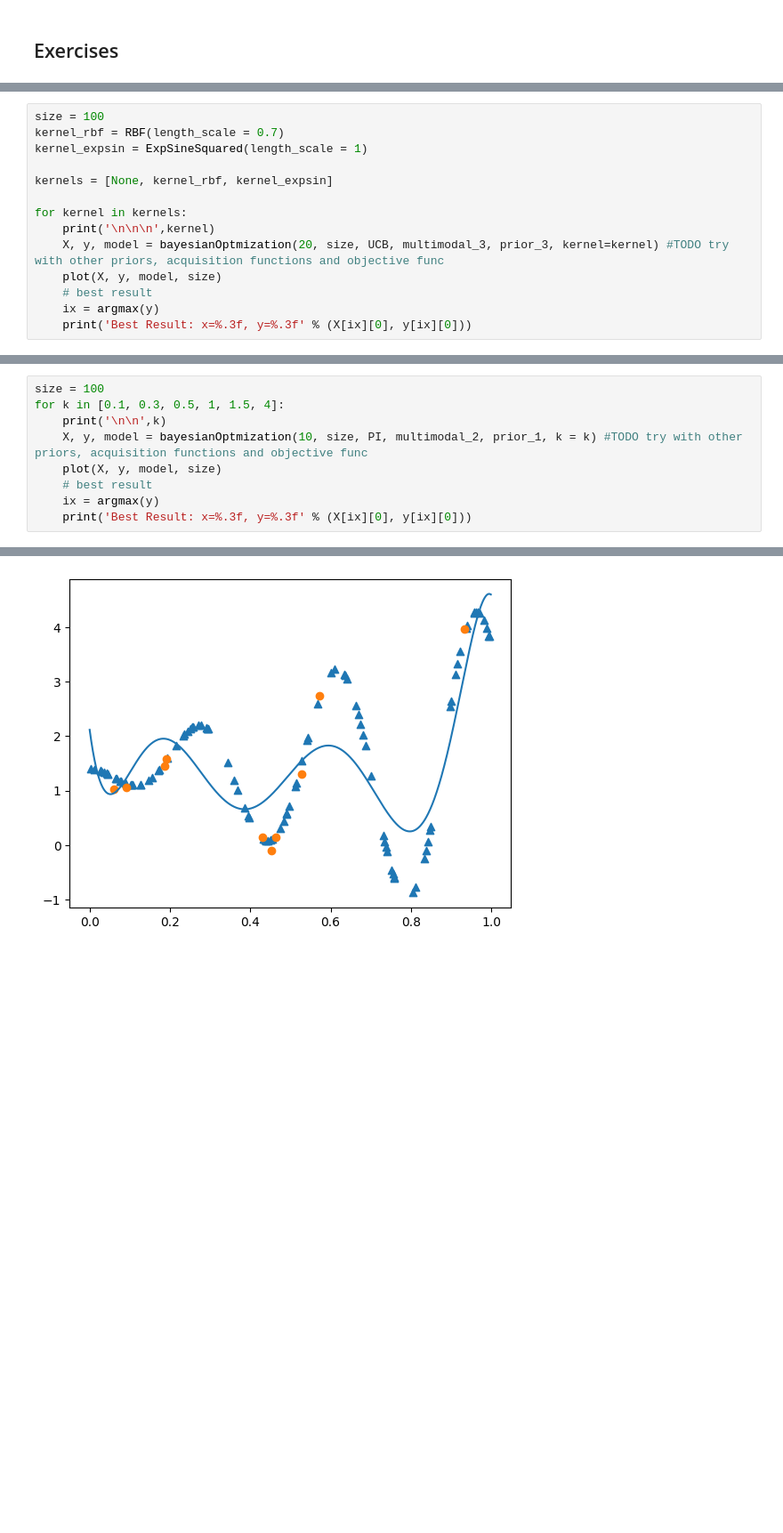
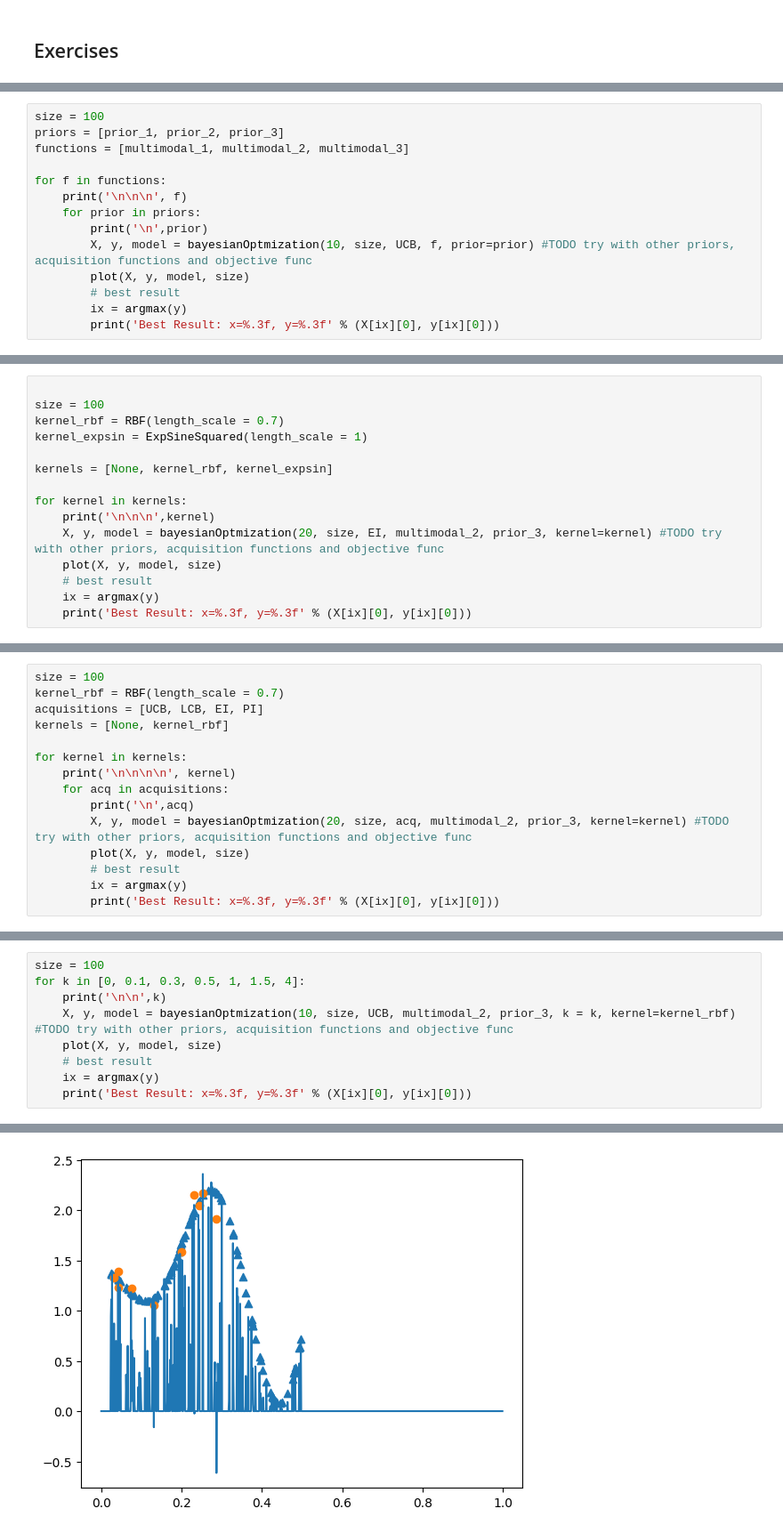
Before and after one commit to CarlottaGiacchetta/lab_optimizationTechniques, a Jupyter notebook: lab6/optimtech_lab6.ipynb, the cells around one changed output, grey strips where cells are left out. Shown: that part at 89% size. Drawn from its saved outputs; the diff is of its cells as text; blank space fills up the shorter version.

```diff
--- a/lab6/optimtech_lab6.ipynb
+++ b/lab6/optimtech_lab6.ipynb
@@ -314,0 +326,14 @@ def bayesianOptmization(generation, size, function, objective_fun, prior, kernel
+# %%
+size = 100
+priors = [prior_1, prior_2, prior_3]
+functions = [multimodal_1, multimodal_2, multimodal_3]
+
+for f in functions:
+    print('\n\n\n', f)
+    for prior in priors:
+        print('\n',prior)
+        X, y, model = bayesianOptmization(10, size, UCB, f, prior=prior) #TODO try with other priors, acquisition functions and objective func
+        plot(X, y, model, size)
+        # best result
+        ix = argmax(y)
+        print('Best Result: x=%.3f, y=%.3f' % (X[ix][0], y[ix][0]))
@@ -315,4 +370,5 @@ def bayesianOptmization(generation, size, function, objective_fun, prior, kernel
 # %%
+
 size = 100
 kernel_rbf = RBF(length_scale = 0.7)
 kernel_expsin = ExpSineSquared(length_scale = 1)
@@ -321,7 +377,7 @@ kernels = [None, kernel_rbf, kernel_expsin]
 
 for kernel in kernels:
     print('\n\n\n',kernel)
-    X, y, model = bayesianOptmization(20, size, UCB, multimodal_3, prior_3, kernel=kernel) #TODO try with other priors, acquisition functions and objective func
+    X, y, model = bayesianOptmization(20, size, EI, multimodal_2, prior_3, kernel=kernel) #TODO try with other priors, acquisition functions and objective func
     plot(X, y, model, size)
     # best result
     ix = argmax(y)
@@ -378,0 +418,15 @@ Best Result: x=0.911, y=1.671
+# %%
+size = 100
+kernel_rbf = RBF(length_scale = 0.7)
+acquisitions = [UCB, LCB, EI, PI]
+kernels = [None, kernel_rbf]
+
+for kernel in kernels:
+    print('\n\n\n\n', kernel)
+    for acq in acquisitions:
+        print('\n',acq)
+        X, y, model = bayesianOptmization(20, size, acq, multimodal_2, prior_3, kernel=kernel) #TODO try with other priors, acquisition functions and objective func
+        plot(X, y, model, size)
+        # best result
+        ix = argmax(y)
+        print('Best Result: x=%.3f, y=%.3f' % (X[ix][0], y[ix][0]))
@@ -383,8 +486,8 @@ You can now change the acquisition functions in the regression problem, adding a
 # %%
 size = 100
-for k in [0.1, 0.3, 0.5, 1, 1.5, 4]:
+for k in [0, 0.1, 0.3, 0.5, 1, 1.5, 4]:
     print('\n\n',k)
-    X, y, model = bayesianOptmization(10, size, PI, multimodal_2, prior_1, k = k) #TODO try with other priors, acquisition functions and objective func
+    X, y, model = bayesianOptmization(10, size, UCB, multimodal_2, prior_3, k = k, kernel=kernel_rbf) #TODO try with other priors, acquisition functions and objective func
     plot(X, y, model, size)
     # best result
     ix = argmax(y)
@@ -399 +502 @@ Best Result: x=0.958, y=4.272
-[figure, old version]
+[figure, new version]
```
Also changed, not shown: parts of 7 cells of this notebook.
